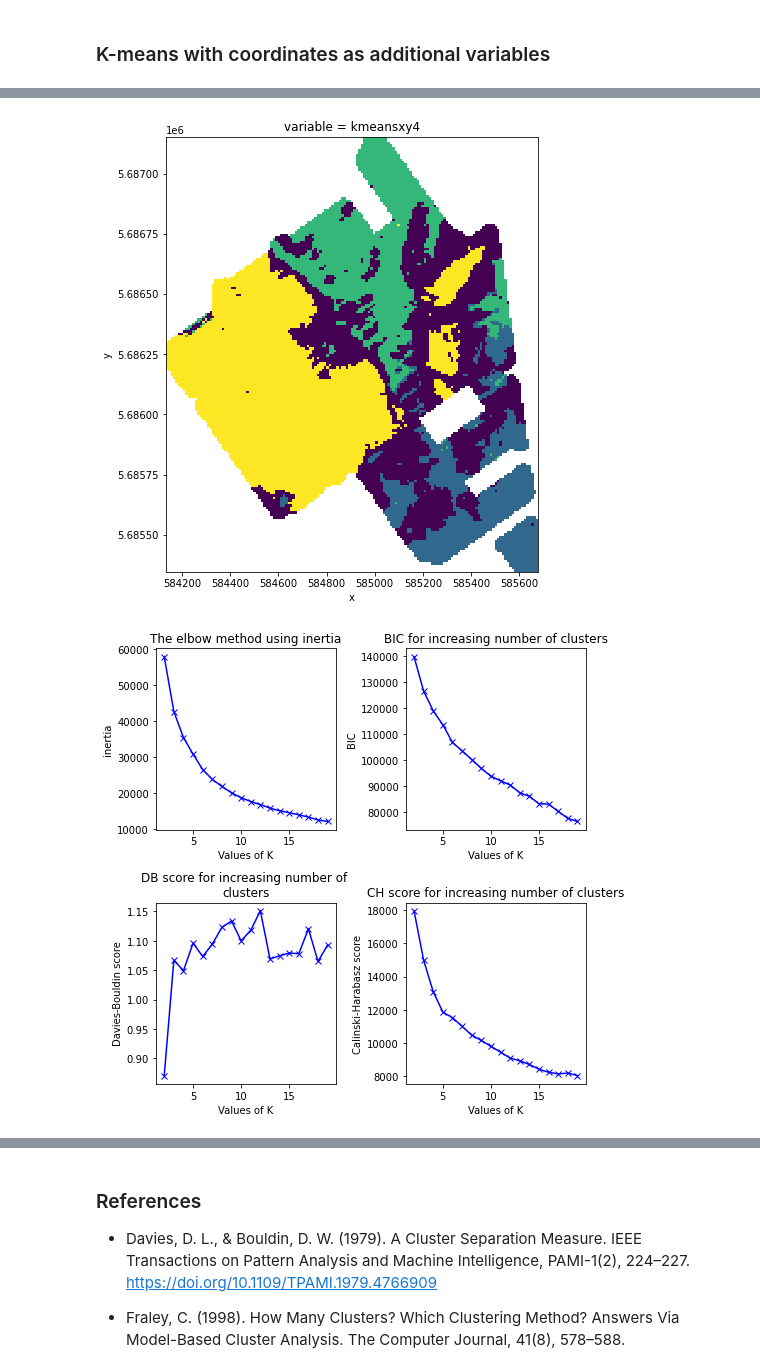
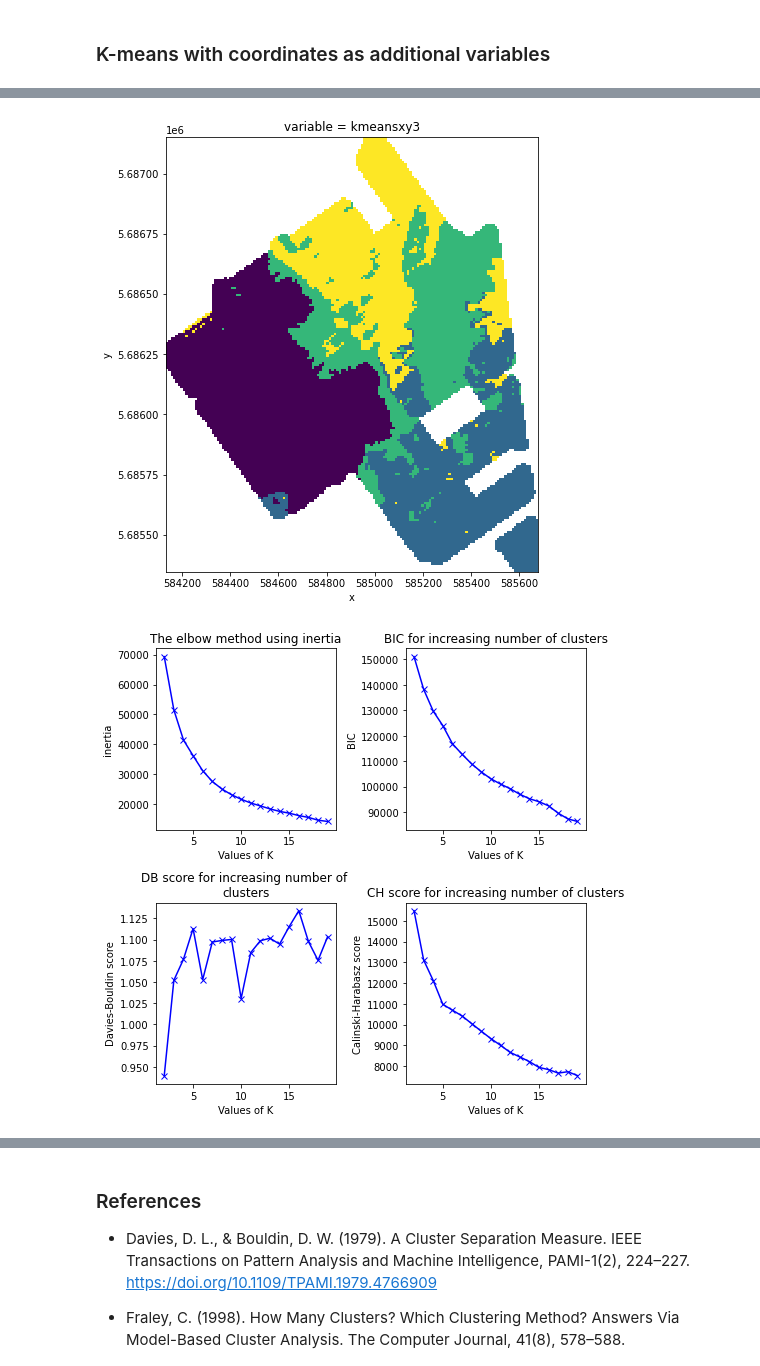
Before and after one commit to drdebivre/Thesis_EMIclass, a Jupyter notebook: 2.K_means.ipynb, the cells around one changed output, grey strips where cells are left out. Cells and saved outputs as stored; diff of their text form; code cells hidden in the pictures.

```diff
--- a/2.K_means.ipynb
+++ b/2.K_means.ipynb
@@ -181,11 +181,15 @@ CH-score=32107.95317901563
 df_raster = stack_data.to_dataframe()[vars_vec]
 df_xy = df_raster.reset_index()
 rows_with_nan = df_xy.isnull().any(axis=1)
-df_nona = df_xy[~rows_with_nan]
-df_std = pd.DataFrame(prep.StandardScaler().fit_transform(df_nona))
+df_xynona = df_xy[~rows_with_nan]
+colnames = df_xynona.columns
+df_stdxy = pd.DataFrame(prep.StandardScaler().fit_transform(df_xynona))
+df_stdxy.columns = colnames
+df_stdxy['x'] = df_stdxy['x']*1.2
+df_stdxy['y'] = df_stdxy['y']*1.2
 # %%
-kmeans = KMeans(n_clusters=4, random_state=0, n_init=5, init='k-means++').fit(df_std)
-clusters = kmeans.predict(df_std)
+kmeans = KMeans(n_clusters=4, random_state=0, n_init=5, init='k-means++').fit(df_stdxy)
+clusters = kmeans.predict(df_stdxy)
 kmeans.cluster_centers_
 plt.hist(clusters)
 plt.show()
@@ -194,7 +198,4 @@ plt.show()
 # %%
-DBxy_score = davies_bouldin_score(df_std, clusters)
-CHxy_score = calinski_harabasz_score(df_std, clusters)
-
 cl = np.empty((27540))
 cl[:] = np.nan
 
@@ -208,7 +209,7 @@ cl_array = xr_clusters.to_array()
 ax = cl_array.sel(variable='kmeansxy3').plot.pcolormesh(figsize=(8,8), add_colorbar=False)
 ax.axes.set_aspect('equal')
 # %% [output]
-[figure, old version]
+[figure, new version]
 # %%
 inertias = []
 BIC = []
@@ -218,37 +219,37 @@ K = range(2, 20)
 
 for k in K:
     # Building and fitting the model
-    kmeans = KMeans(n_clusters=k, random_state=0, n_init=5, init='k-means++').fit(df_std)
+    kmeans = KMeans(n_clusters=k, random_state=0, n_init=5, init='k-means++').fit(df_stdxy)
 
     inertias.append(kmeans.inertia_)
-    BIC.append(BIC_kmeans(kmeans, df_std))
-    DB_scores.append(davies_bouldin_score(df_std, kmeans.labels_))
-    CH_scores.append(calinski_harabasz_score(df_std, kmeans.labels_))
+    BIC.append(BIC_kmeans(kmeans, df_stdxy))
+    DB_scores.append(davies_bouldin_score(df_stdxy, kmeans.labels_))
+    CH_scores.append(calinski_harabasz_score(df_stdxy, kmeans.labels_))
 
 fig, ((ax0, ax1), (ax2, ax3)) = plt.subplots(2, 2, figsize=(7,7))
 
 ax0.plot(K, inertias, 'bx-')
 ax0.set_xlabel('Values of K')
 ax0.set_ylabel('inertia')
 ax0.set_title('The elbow method using inertia')
 
 ax1.plot(K, BIC, 'bx-')
 ax1.set_xlabel('Values of K')
 ax1.set_ylabel('BIC')
 ax1.set_title('BIC for increasing number of clusters')
 
 ax2.plot(K, DB_scores, 'bx-')
 ax2.set_xlabel('Values of K')
 ax2.set_ylabel('Davies-Bouldin score')
 ax2.set_title('DB score for increasing number of \nclusters')
 
 ax3.plot(K, CH_scores, 'bx-')
 ax3.set_xlabel('Values of K')
 ax3.set_ylabel('Calinski-Harabasz score')
 ax3.set_title('CH score for increasing number of clusters')
 
 fig.tight_layout()
 plt.show()
 # %% [output]
-[figure, old version]
+[figure, new version]
 # %%
```
Also changed, not shown: parts of 3 cells of this notebook.
